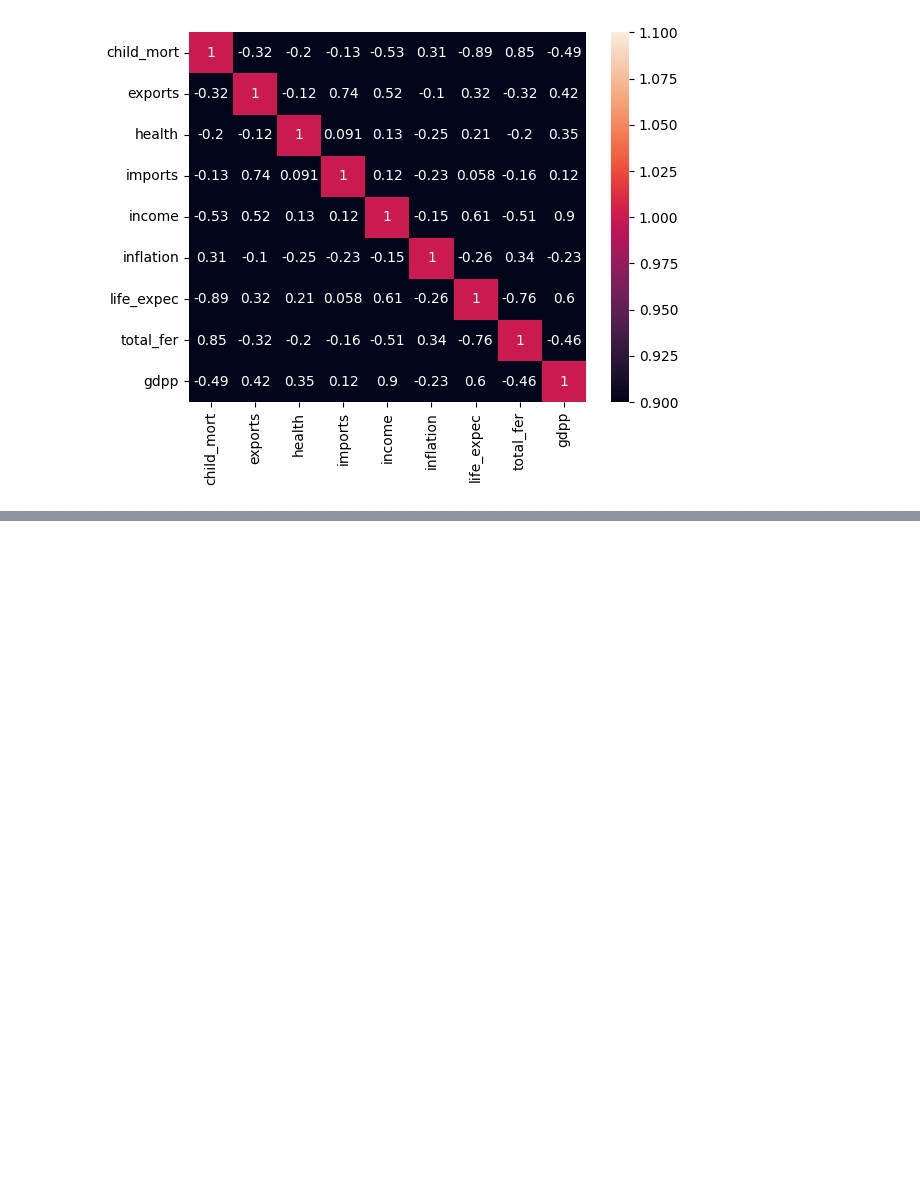
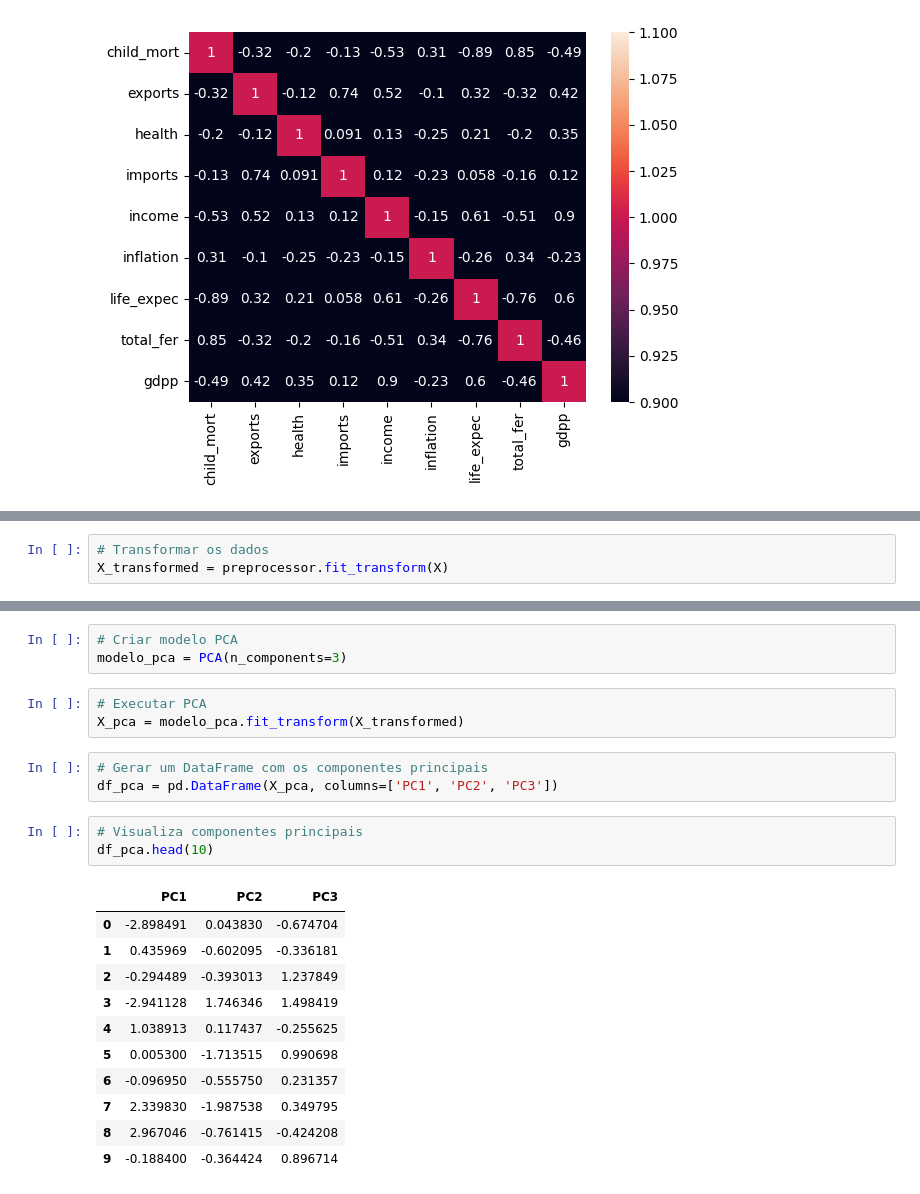
Before and after one commit to gcoelho3008/analise_paises, a Jupyter notebook: pca_countries.ipynb, the cells around one changed output, grey strips where cells are left out. Drawn from its saved outputs; the diff is of its cells as text; blank space fills up the shorter version.

Commit message:
visualização dos dados e ultimo commit

```diff
--- a/pca_countries.ipynb
+++ b/pca_countries.ipynb
@@ -109,0 +133,3 @@ sns.heatmap(matriz_correlacao_countries, vmin=1, vmax=1, annot=True)
+# %%
+# Transformar os dados
+X_transformed = preprocessor.fit_transform(X)
@@ -109,0 +169,24 @@ sns.heatmap(matriz_correlacao_countries, vmin=1, vmax=1, annot=True)
+# %%
+# Criar modelo PCA
+modelo_pca = PCA(n_components=3)
+# %%
+# Executar PCA
+X_pca = modelo_pca.fit_transform(X_transformed)
+# %%
+# Gerar um DataFrame com os componentes principais
+df_pca = pd.DataFrame(X_pca, columns=['PC1', 'PC2', 'PC3'])
+# %%
+# Visualiza componentes principais
+df_pca.head(10)
+# %% [output]
+|  | PC1 | PC2 | PC3 |
+| 0 | -2.898491 | 0.043830 | -0.674704 |
+| 1 | 0.435969 | -0.602095 | -0.336181 |
+| 2 | -0.294489 | -0.393013 | 1.237849 |
+| 3 | -2.941128 | 1.746346 | 1.498419 |
+| 4 | 1.038913 | 0.117437 | -0.255625 |
+| 5 | 0.005300 | -1.713515 | 0.990698 |
+| 6 | -0.096950 | -0.555750 | 0.231357 |
+| 7 | 2.339830 | -1.987538 | 0.349795 |
+| 8 | 2.967046 | -0.761415 | -0.424208 |
+| 9 | -0.188400 | -0.364424 | 0.896714 |
```
Also changed, not shown: parts of 19 cells of this notebook, 2 other files.
